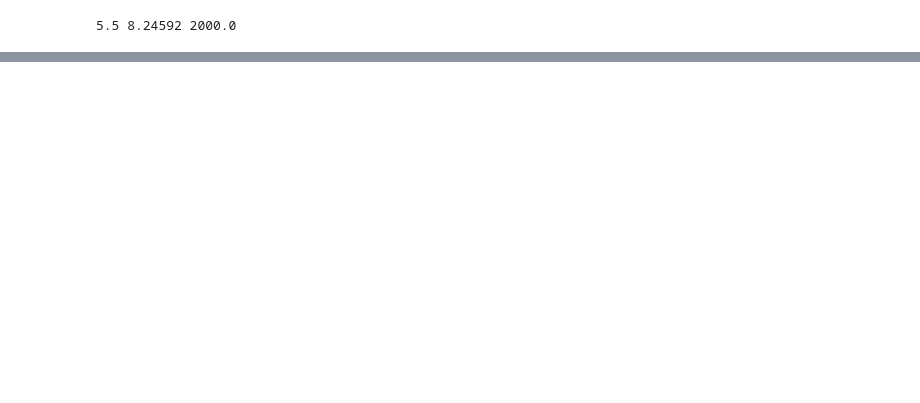
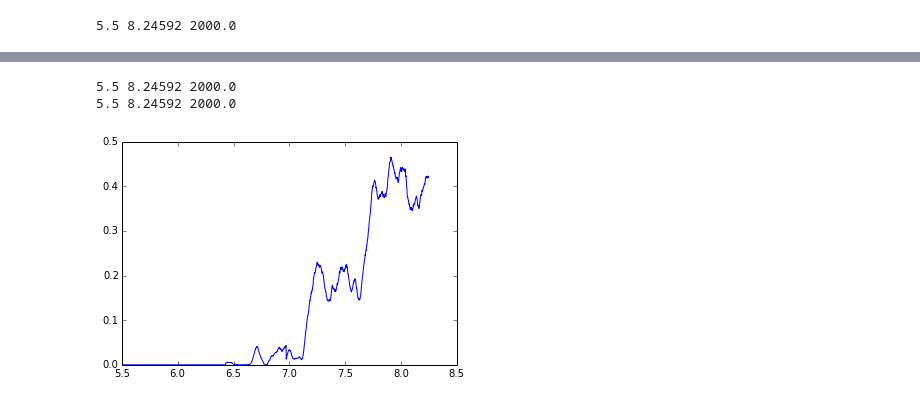
Before and after one commit to mpresley42/KSZ_21cm_Constraints, a Jupyter notebook: code/Python/ComputeTau.ipynb, the cells around one changed output, grey strips where cells are left out. Cells and saved outputs as stored; diff of their text form; code cells hidden in the pictures; blank space fills up the shorter version.

```diff
--- a/code/Python/ComputeTau.ipynb
+++ b/code/Python/ComputeTau.ipynb
@@ -60,13 +113,0 @@ pms = get_constants(pms)
-# %%
-# *** I think this is off by 2! ***
-def redshift_to_space(zi=0, zf=20, num=1000):
-    dz = (zf-zi)/num
-    z = np.linspace(zi,zf,num=num)
-    fn = (pms['c'] / pms['H0']) / np.sqrt(pms['Omm']*(1+z)**3+(1.-pms['Omm']))
-    d = sp.integrate.cumtrapz(fn,z,dx=dz,initial=0) / mToMpc
-    return z,d
-
-def space_to_redshift(d,zi=5,zf=8):
-    z0,d0 = redshift_to_space(zi=zi,zf=zf,num=10000)
-    z = np.interp(d, d0, z0)
-    return z
@@ -158,11 +174,9 @@ plt.show()
 # %%
 def compute_tau(density,nf):
-    z0,d0 = redshift_to_space(zi=pms['zi'],zf=pms['zf'],num=1000)
-    d = np.linspace(d0[0],d0[-1],nf.shape[2])
-    z = space_to_redshift(d,zi=pms['zi'],zf=pms['zf'])
+    z,d = get_z_d(pms['zi'],pms['zf'])
     nb = pms['nb0']*(1+z)**3
     chiHII = np.average(nf*(1+density),axis=(0,1))
-    plt.plot(z,chiHII)
+    plt.plot(z,chiHII); plt.show()
     chiHeIII = np.zeros_like(chiHII)
     chiHeIII[np.where(z<3)] = 1
     fn = pms['sigT']*nb*(chiHII+0.25*chiHeIII*pms['YBBNp'])*mToMpc
@@ -178,0 +239,11 @@ plt.plot(z,tau)
+# %%
+nf = get_int_box_data('nf')
+density = get_int_box_data('density')
+z,d,tau = compute_tau(density,nf)
+# ndotq, nf, density, tau
+nf=None; density=None
+# ndotq, tau
+# %% [output]
+5.5 8.24592 2000.0
+5.5 8.24592 2000.0
+[figure, added]
```
Also changed, not shown: parts of 26 cells of this notebook.
